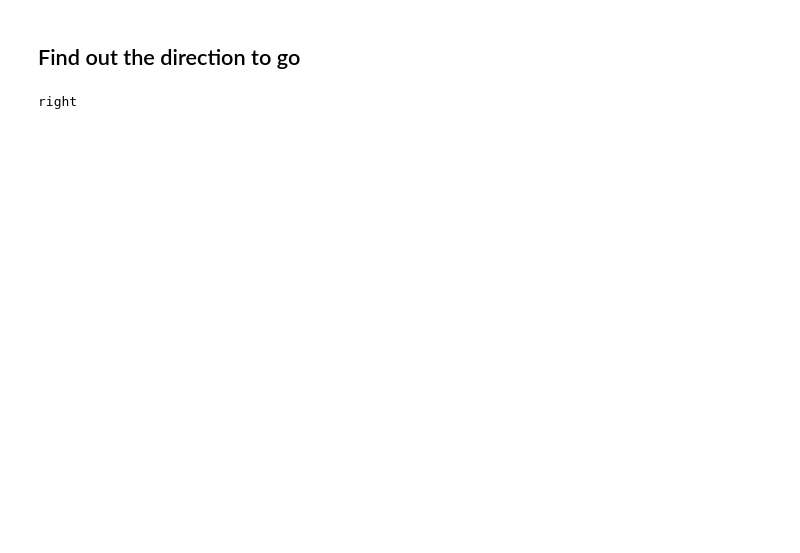
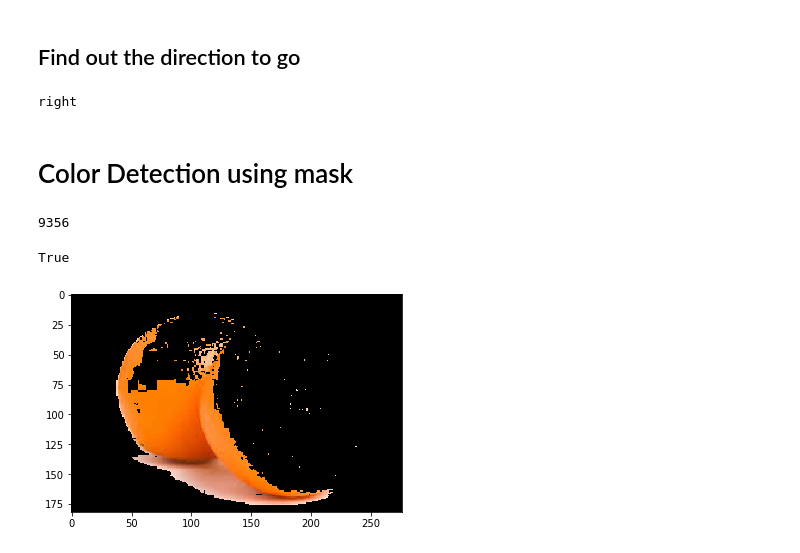
Before and after one commit to AKhegai/cip, a Jupyter notebook: ColorDetection.ipynb, the cells around one changed output. Saved outputs shown, nothing was run; the diff lists cells and outputs as text; code cells hidden in the pictures; blank space fills up the shorter version.

```diff
--- a/ColorDetection.ipynb
+++ b/ColorDetection.ipynb
@@ -11,14 +11,13 @@ import cv2
 ## Constants
 # %%
 boundaries_of = {
-    'red': (
-        np.array([50, 56, 179], dtype='uint8'),
-        np.array([101, 101, 255], dtype='uint8'),
+    'orange': (
+        np.array([5, 50, 50], dtype=np.uint8),
+        np.array([15, 255, 255], dtype=np.uint8)
     ),
-    'blue': (
-        np.array([156, 0, 0], dtype='uint8'),
-        np.array([255, 101, 101], dtype='uint8'),
-
+    'green': (
+        np.array([40, 100, 50], dtype='uint8'),
+        np.array([80, 255, 255], dtype='uint8'),
     )
 }
 
@@ -115,3 +113,24 @@ for cluster_center in kmeans.cluster_centers_:
 print direction_to_go
 # %% [output]
 right
+# %% [markdown]
+# Color Detection using mask
+# %%
+def is_color_in_range(image, range_):
+    hsv = cv2.cvtColor(image, cv2.COLOR_BGR2HSV)
+    mask = cv2.inRange(hsv, range_[0], range_[1])
+    pixels_count = cv2.countNonZero(mask)
+    output = cv2.bitwise_and(image, image, mask = mask)
+
+
+
+    plt.imshow(cv2.cvtColor(np.uint8(output), cv2.COLOR_BGR2RGB))
+
+    print pixels_count
+    return pixels_count > 5000
+
+is_color_in_range(image, boundaries_of['orange'])
+# %% [output]
+9356
+True
+[figure, added]
```
Also changed, not shown: parts of 2 cells of this notebook, 2 other files.
